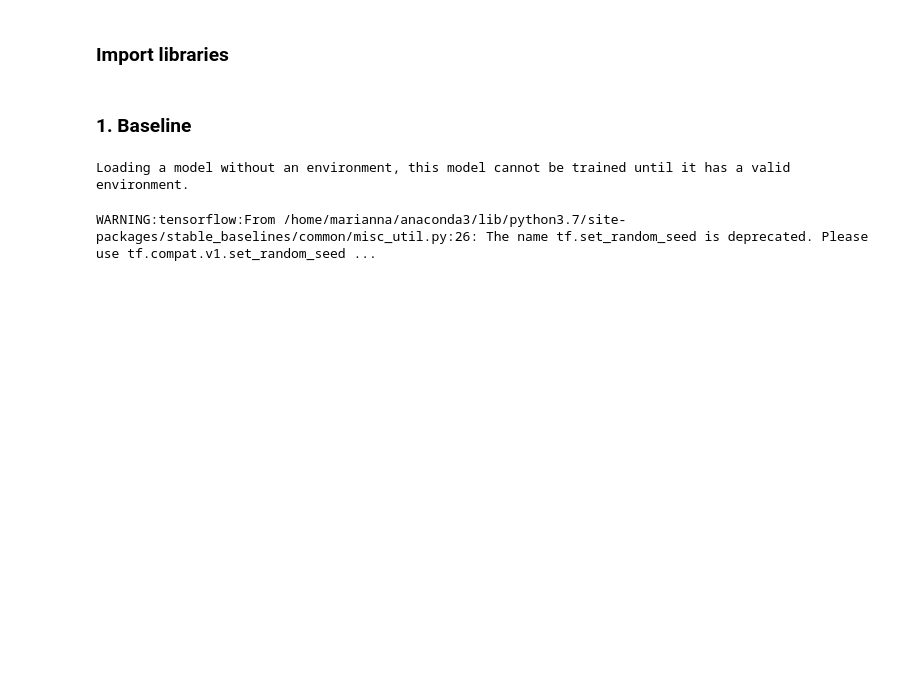
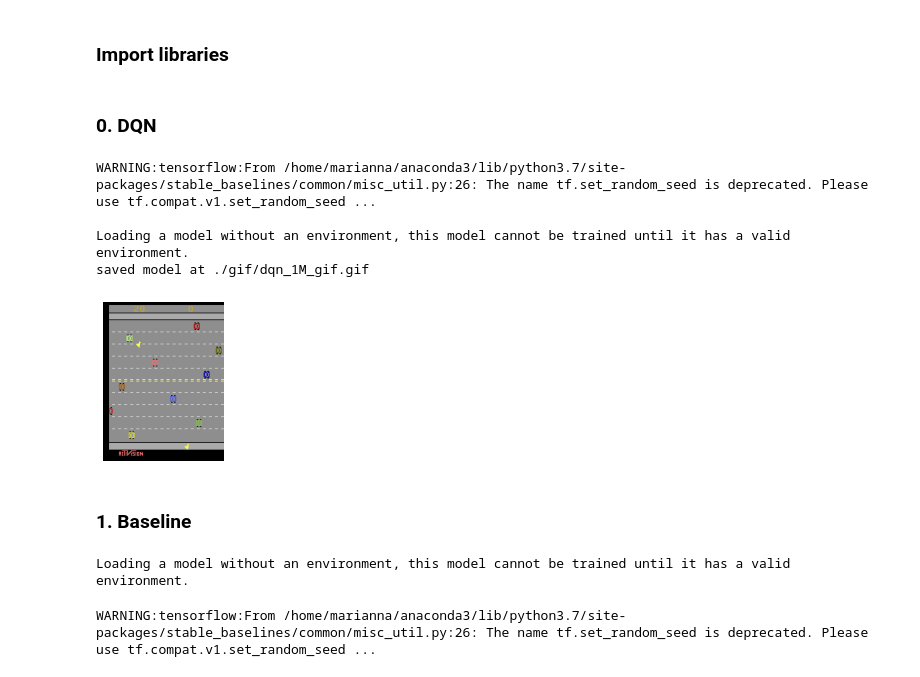
Before and after one commit to DionisiusMayr/FreewayGame, a Jupyter notebook: marianna/project02-rl/giffs_generator.ipynb, the cells around one changed output. Saved outputs shown, nothing was run; the diff lists cells and outputs as text; code cells hidden in the pictures; blank space fills up the shorter version.

Commit message:
uploading plots experiments

```diff
--- a/marianna/project02-rl/giffs_generator.ipynb
+++ b/marianna/project02-rl/giffs_generator.ipynb
@@ -20,6 +20,7 @@ baselineGamma75Path = basePath+'01-image_models/ppo2_freeway_exp01_gamma_75.pkl'
 baselineStack64Path = basePath+'01-image_models/ppo2_freeway_baseline_stack_64.pkl'
 baselineRAMPath = basePath+'02-ram_models/ppo2_freeway_ram_baseline_mlp.pkl'
 baseline1MPath = basePath+'01-image_models/ppo2_baseline_1M.pkl'
+dqnPath = basePath+'01-image_models/deepdoubleq_freeway_gamma0p90_lr0p0010_exp0p05_best.zip'
 # %%
 # From https://gist.github.com/botforge/64cbb71780e6208172bbf03cd9293553
 def _save_frames_as_gif(frames, path='./', filename='gym_animation.gif'):
@@ -54,3 +55,5 @@ def generate_gif(fn,freeway,model):
             break
     # you must have a folder gif no directory
     _save_frames_as_gif(frames=frames, path='./gif/', filename=fn+'.gif')
+# %% [markdown]
+### 0. DQN
@@ -57,3 +62,11 @@ def generate_gif(fn,freeway,model):
+# %%
+generate_gif("dqn_1M_gif",dqnPath,DQN)
+# %% [output]
+WARNING:tensorflow:From /home/marianna/anaconda3/lib/python3.7/site-packages/stable_baselines/common/misc_util.py:26: The name tf.set_random_seed is deprecated. Please use tf.compat.v1.set_random_seed ...
+
+Loading a model without an environment, this model cannot be trained until it has a valid environment.
+saved model at ./gif/dqn_1M_gif.gif
+[figure, added]
 # %% [markdown]
 ### 1. Baseline
 # %%
```
Also changed, not shown: parts of 3 cells of this notebook, 24 other files.
